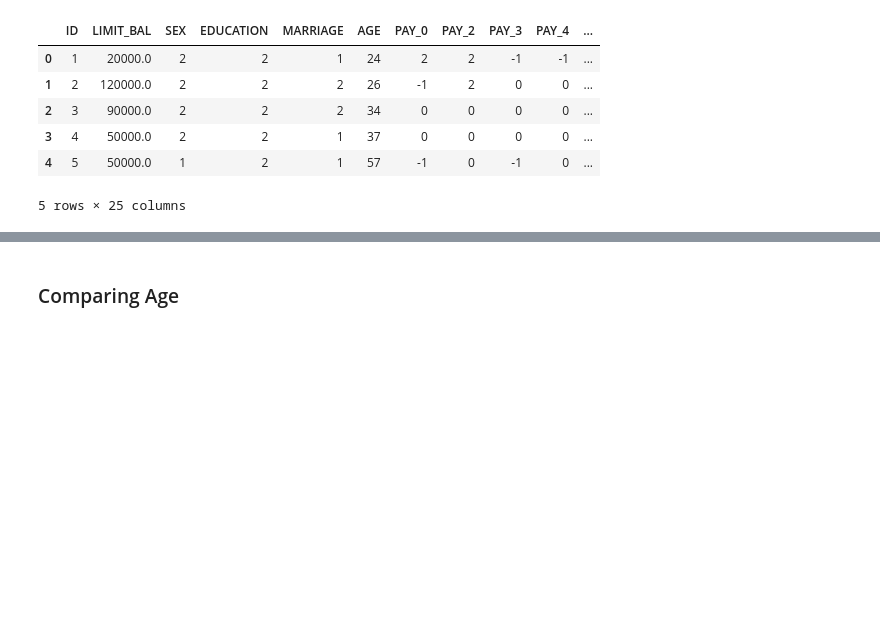
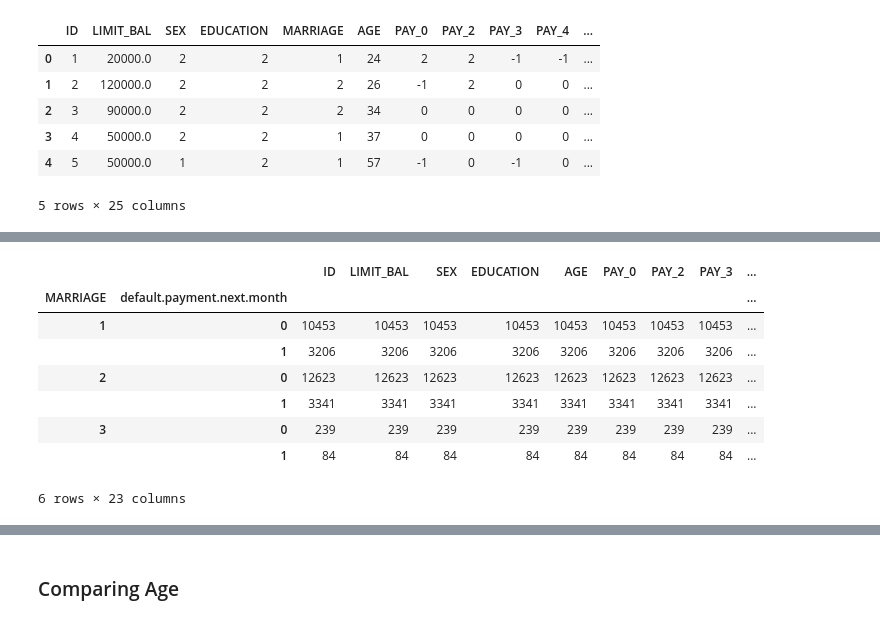
Before and after one commit to meqrothwell/Thinkful, a Jupyter notebook: 1 - cc_project.ipynb, the cells around one changed output, grey strips where cells are left out. Drawn from its saved outputs; the diff is of its cells as text; code cells hidden in the pictures; blank space fills up the shorter version.

```diff
--- a/1 - cc_project.ipynb
+++ b/1 - cc_project.ipynb
@@ -44,0 +52,14 @@ The ages of the subjects center around a mean of 35.5 years and median of 34. Th
+# %%
+cc_mar = cc_defaults.loc[cc_defaults['MARRIAGE'] != 0]
+cc_marriage = cc_mar.groupby(['MARRIAGE', 'default.payment.next.month']).count()
+cc_marriage
+# %% [output]
+|  |  | ID | LIMIT_BAL | SEX | EDUCATION | AGE | PAY_0 | PAY_2 | PAY_3 | ... |
+| MARRIAGE | default.payment.next.month |  |  |  |  |  |  |  |  | ... |
+| 1 | 0 | 10453 | 10453 | 10453 | 10453 | 10453 | 10453 | 10453 | 10453 | ... |
+|  | 1 | 3206 | 3206 | 3206 | 3206 | 3206 | 3206 | 3206 | 3206 | ... |
+| 2 | 0 | 12623 | 12623 | 12623 | 12623 | 12623 | 12623 | 12623 | 12623 | ... |
+|  | 1 | 3341 | 3341 | 3341 | 3341 | 3341 | 3341 | 3341 | 3341 | ... |
+| 3 | 0 | 239 | 239 | 239 | 239 | 239 | 239 | 239 | 239 | ... |
+|  | 1 | 84 | 84 | 84 | 84 | 84 | 84 | 84 | 84 | ... |
+6 rows × 23 columns
```
Also changed, not shown: parts of 30 cells of this notebook.
